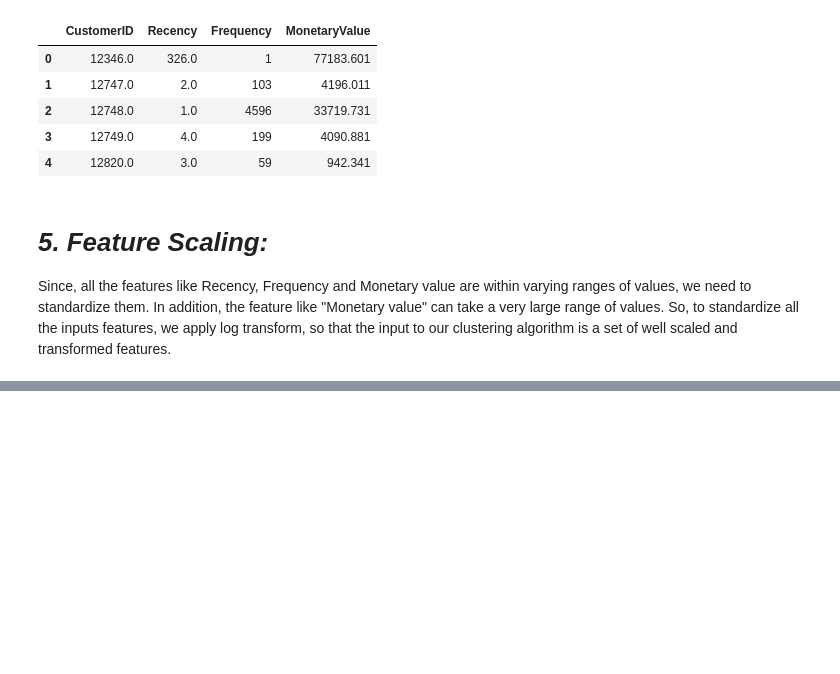
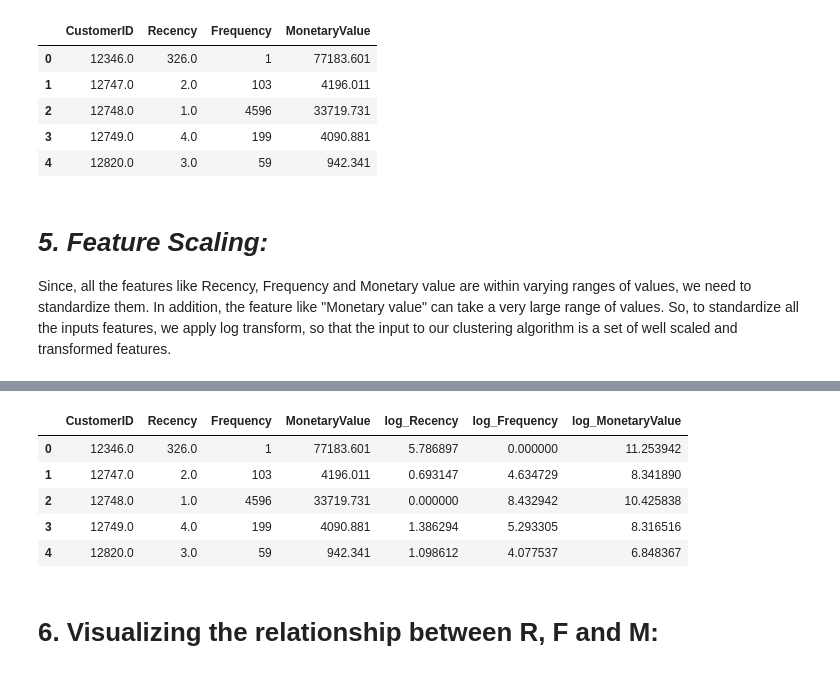
Before and after one commit to nileshrathod17/Online-Retail-Customer-Segmentation, a Jupyter notebook: Customer_Segmentation_for_Online_Retail_store.ipynb, the cells around one changed output, grey strips where cells are left out. Drawn from its saved outputs; the diff is of its cells as text; code cells hidden in the pictures; blank space fills up the shorter version.

```diff
--- a/Customer_Segmentation_for_Online_Retail_store.ipynb
+++ b/Customer_Segmentation_for_Online_Retail_store.ipynb
@@ -280,0 +302,11 @@ Since, all the features like Recency, Frequency and Monetary value are within va
+# %%
+dfCustomerHistory.head()
+# %% [output]
+|  | CustomerID | Recency | Frequency | MonetaryValue | log_Recency | log_Frequency | log_MonetaryValue |
+| 0 | 12346.0 | 326.0 | 1 | 77183.601 | 5.786897 | 0.000000 | 11.253942 |
+| 1 | 12747.0 | 2.0 | 103 | 4196.011 | 0.693147 | 4.634729 | 8.341890 |
+| 2 | 12748.0 | 1.0 | 4596 | 33719.731 | 0.000000 | 8.432942 | 10.425838 |
+| 3 | 12749.0 | 4.0 | 199 | 4090.881 | 1.386294 | 5.293305 | 8.316516 |
+| 4 | 12820.0 | 3.0 | 59 | 942.341 | 1.098612 | 4.077537 | 6.848367 |
+# %% [markdown]
+# **6. Visualizing the relationship between R, F and M:**
```
Also changed, not shown: parts of 3 cells of this notebook.
